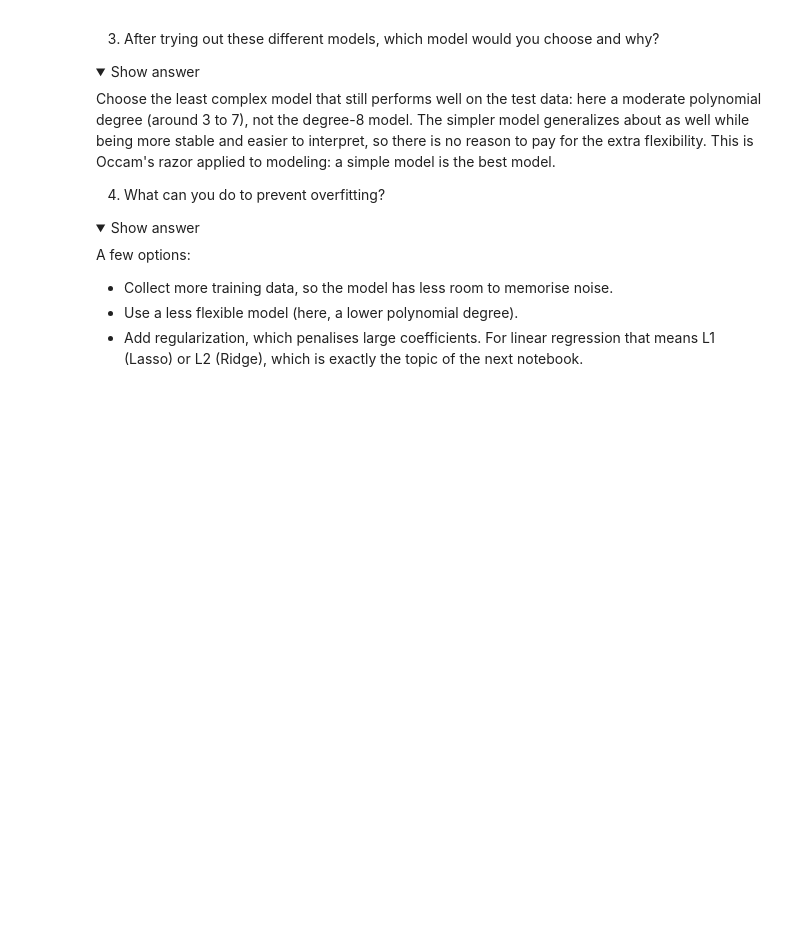
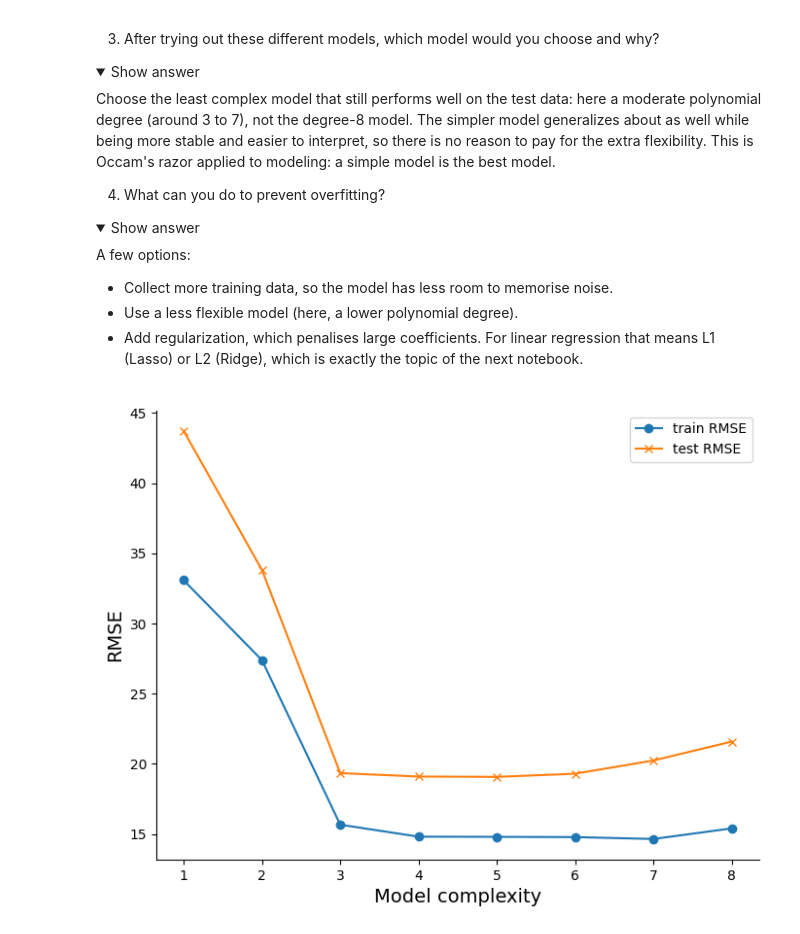
Before and after one commit to IremLeyla/ds-predictive-regression, a Jupyter notebook: 1_bias_variance_tradeoff.ipynb, the cells around one changed output. Saved outputs shown, nothing was run; the diff lists cells and outputs as text; code cells hidden in the pictures; folded sections open; blank space fills up the shorter version.

```diff
--- a/1_bias_variance_tradeoff.ipynb
+++ b/1_bias_variance_tradeoff.ipynb
@@ -793,0 +910,15 @@ A few options:
+# %%
+rmse_train, rmse_test = [], []
+for i in range(1, 9):
+    model = LinearRegression().fit(x_poly_train[:, :i], y_train)
+    rmse_train.append(root_mean_squared_error(model.predict(x_poly_train[:, :i]), y_train))
+    rmse_test.append(root_mean_squared_error(model.predict(x_poly_test[:, :i]), y_test))
+
+plt.plot(range(1, 9), rmse_train, marker="o", label="train RMSE")
+plt.plot(range(1, 9), rmse_test, marker="x", label="test RMSE")
+plt.xlabel("Model complexity")
+plt.ylabel("RMSE")
+plt.legend()
+plt.show()
+# %% [output]
+[figure, added]
```
Also changed, not shown: parts of 21 cells of this notebook, 3 other files.
